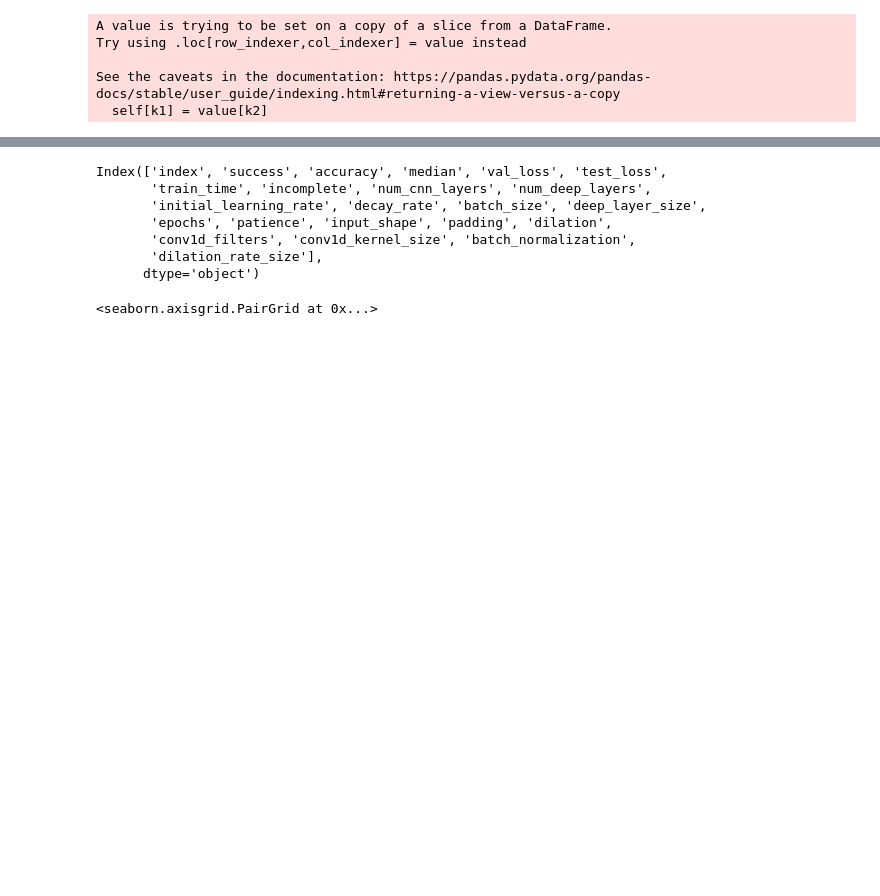
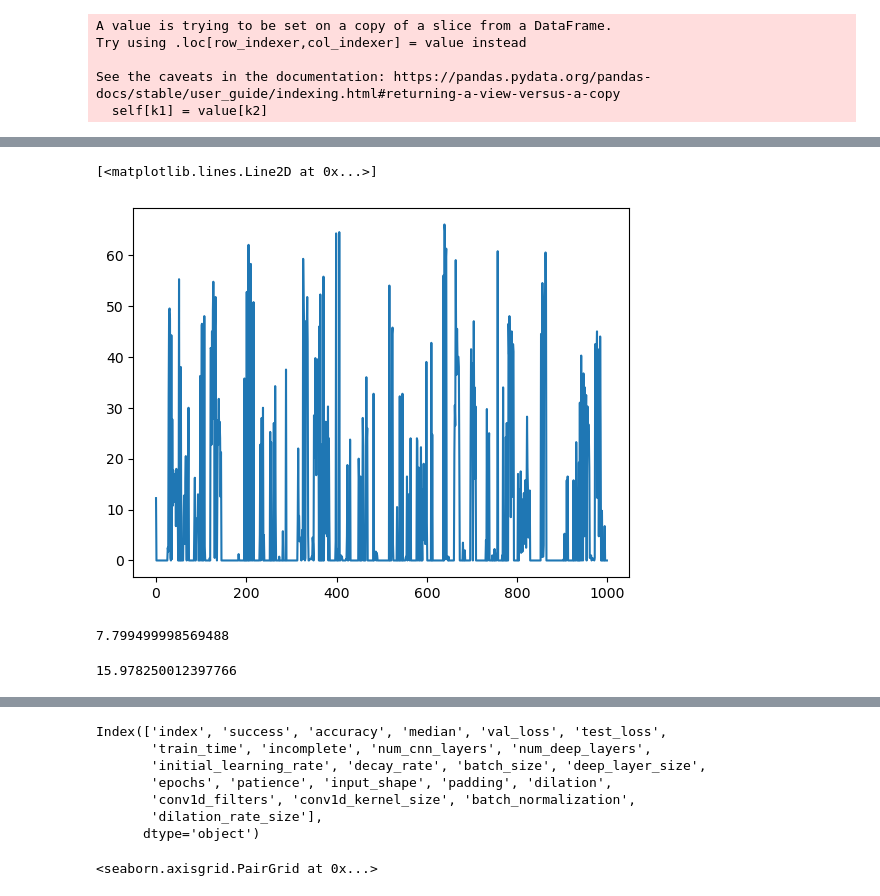
Before and after one commit to abhinav70113/binaryML, a Jupyter notebook: combine_hyperparameters_results.ipynb, the cells around one changed output, grey strips where cells are left out. Cells and saved outputs as stored; diff of their text form; code cells hidden in the pictures; blank space fills up the shorter version.

```diff
--- a/combine_hyperparameters_results.ipynb
+++ b/combine_hyperparameters_results.ipynb
@@ -126,0 +173,2 @@ dtype: object
+# %%
+result_df_z = result_df.copy()
@@ -126,0 +417,13 @@ dtype: object
+# %%
+plt.plot(result_df_z['accuracy_out'])
+# %% [output]
+[<matplotlib.lines.Line2D at 0x...>]
+[figure, added]
+# %%
+np.mean(result_df_z['accuracy_out'])
+# %% [output]
+7.799499998569488
+# %%
+np.mean(result_df['accuracy_out'])
+# %% [output]
+15.978250012397766
```
Also changed, not shown: parts of 57 cells of this notebook, 13 other files.
